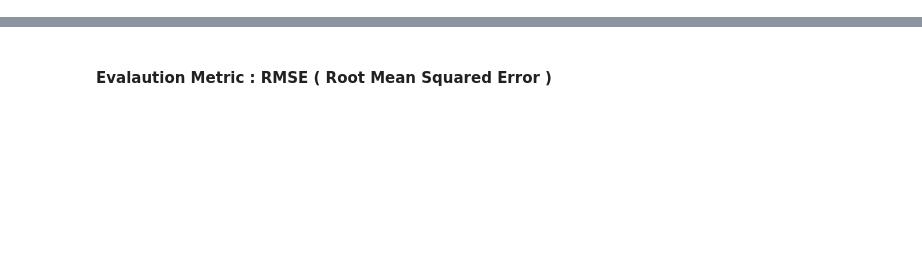
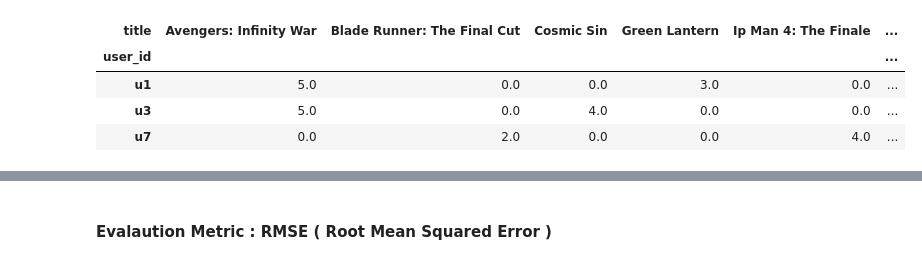
Before and after one commit to erictan23/RecommenderSystem, a Jupyter notebook: Collaborative Filtering.ipynb, the cells around one changed output, grey strips where cells are left out. Saved outputs shown, nothing was run; the diff lists cells and outputs as text; code cells hidden in the pictures; blank space fills up the shorter version.

```diff
--- a/Collaborative Filtering.ipynb
+++ b/Collaborative Filtering.ipynb
@@ -24,0 +95,10 @@ ratings['country'] = ratings['country'].fillna(' ')
+# %%
+recc_ratings = recc_data.pivot_table(index=['user_id'],columns=['title'],values='user_rating')
+recc_ratings.fillna(0, inplace=True)
+recc_ratings
+# %% [output]
+| title | Avengers: Infinity War | Blade Runner: The Final Cut | Cosmic Sin | Green Lantern | Ip Man 4: The Finale | ... |
+| user_id |  |  |  |  |  | ... |
+| u1 | 5.0 | 0.0 | 0.0 | 3.0 | 0.0 | ... |
+| u3 | 5.0 | 0.0 | 4.0 | 0.0 | 0.0 | ... |
+| u7 | 0.0 | 2.0 | 0.0 | 0.0 | 4.0 | ... |
```
Also changed, not shown: parts of 22 cells of this notebook, 1 other file.
